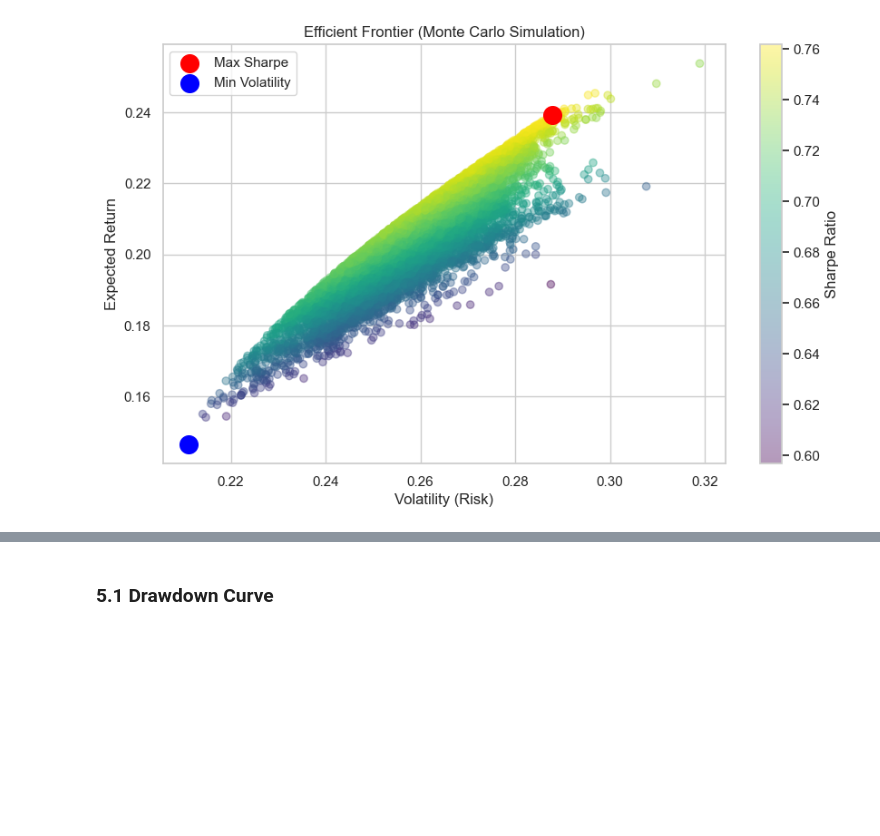
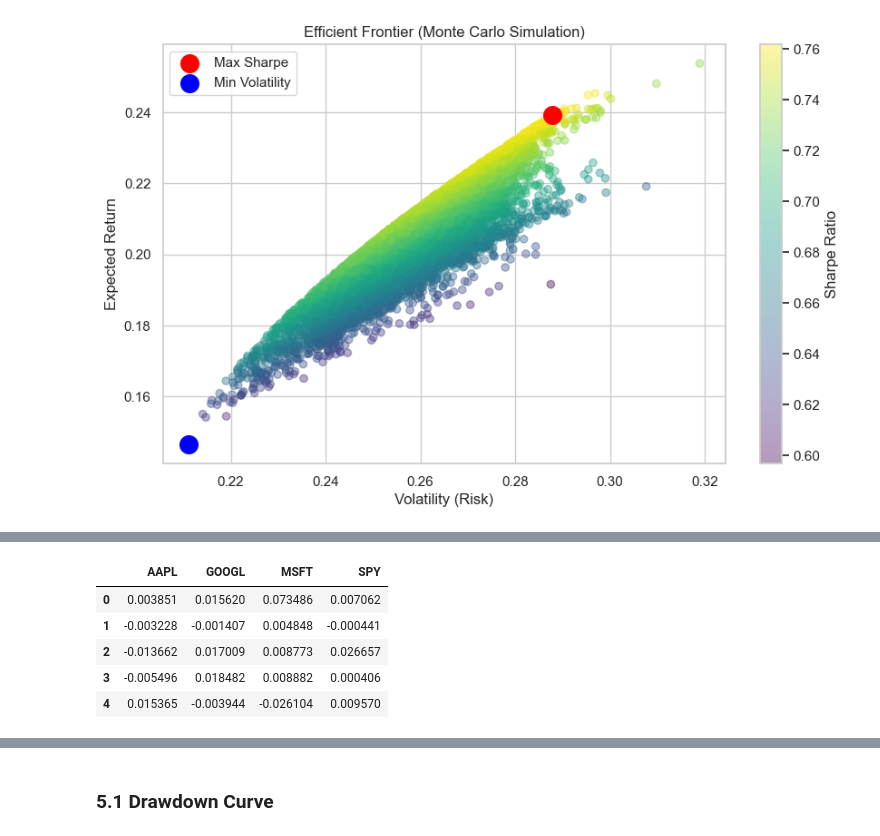
Before and after one commit to KartikMehra22/monte-carlo-portfolio-optimization, a Jupyter notebook: notebooks/portfolio_optimization.ipynb, the cells around one changed output, grey strips where cells are left out. Cells and saved outputs as stored; diff of their text form; code cells hidden in the pictures; blank space fills up the shorter version.

```diff
--- a/notebooks/portfolio_optimization.ipynb
+++ b/notebooks/portfolio_optimization.ipynb
@@ -293,0 +323,15 @@ plt.show()
+# %%
+# Empirical Bootstrapping (Distribution-Free)
+simulated_returns_bootstrap = returns.sample(
+    n=num_simulations,
+    replace=True
+).reset_index(drop=True)
+
+simulated_returns_bootstrap.head()
+# %% [output]
+|  | AAPL | GOOGL | MSFT | SPY |
+| 0 | 0.003851 | 0.015620 | 0.073486 | 0.007062 |
+| 1 | -0.003228 | -0.001407 | 0.004848 | -0.000441 |
+| 2 | -0.013662 | 0.017009 | 0.008773 | 0.026657 |
+| 3 | -0.005496 | 0.018482 | 0.008882 | 0.000406 |
+| 4 | 0.015365 | -0.003944 | -0.026104 | 0.009570 |
```
Also changed, not shown: parts of 6 cells of this notebook.
